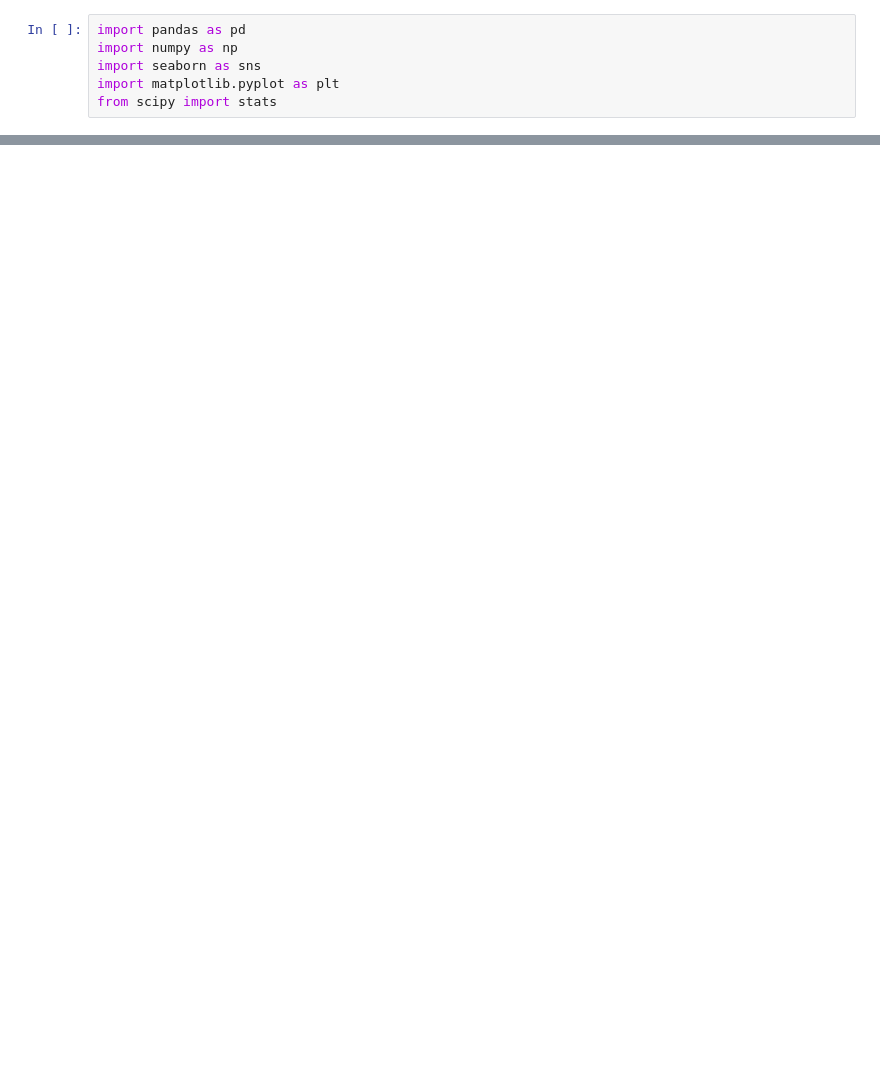
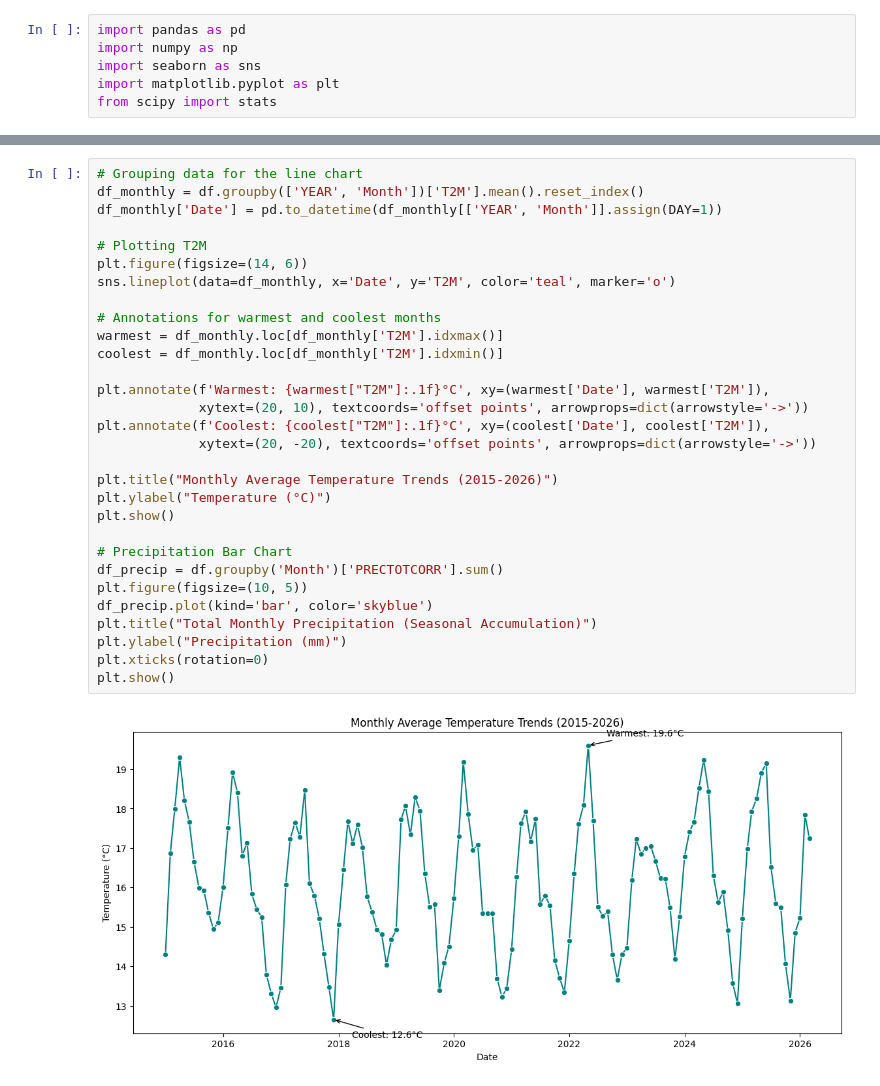
Before and after one commit to Samri2/climate-challenge-week0, a Jupyter notebook: notebooks/ethiopia_eda.ipynb, the cells around one changed output, grey strips where cells are left out. Cells and saved outputs as stored; diff of their text form; blank space fills up the shorter version.

```diff
--- a/notebooks/ethiopia_eda.ipynb
+++ b/notebooks/ethiopia_eda.ipynb
@@ -35,0 +108,32 @@ print(missing_report)
+# %%
+# Grouping data for the line chart
+df_monthly = df.groupby(['YEAR', 'Month'])['T2M'].mean().reset_index()
+df_monthly['Date'] = pd.to_datetime(df_monthly[['YEAR', 'Month']].assign(DAY=1))
+
+# Plotting T2M
+plt.figure(figsize=(14, 6))
+sns.lineplot(data=df_monthly, x='Date', y='T2M', color='teal', marker='o')
+
+# Annotations for warmest and coolest months
+warmest = df_monthly.loc[df_monthly['T2M'].idxmax()]
+coolest = df_monthly.loc[df_monthly['T2M'].idxmin()]
+
+plt.annotate(f'Warmest: {warmest["T2M"]:.1f}°C', xy=(warmest['Date'], warmest['T2M']),
+             xytext=(20, 10), textcoords='offset points', arrowprops=dict(arrowstyle='->'))
+plt.annotate(f'Coolest: {coolest["T2M"]:.1f}°C', xy=(coolest['Date'], coolest['T2M']),
+             xytext=(20, -20), textcoords='offset points', arrowprops=dict(arrowstyle='->'))
+
+plt.title("Monthly Average Temperature Trends (2015-2026)")
+plt.ylabel("Temperature (°C)")
+plt.show()
+
+# Precipitation Bar Chart
+df_precip = df.groupby('Month')['PRECTOTCORR'].sum()
+plt.figure(figsize=(10, 5))
+df_precip.plot(kind='bar', color='skyblue')
+plt.title("Total Monthly Precipitation (Seasonal Accumulation)")
+plt.ylabel("Precipitation (mm)")
+plt.xticks(rotation=0)
+plt.show()
+# %% [output]
+[figure, added]
```
Also changed, not shown: parts of 13 cells of this notebook.
